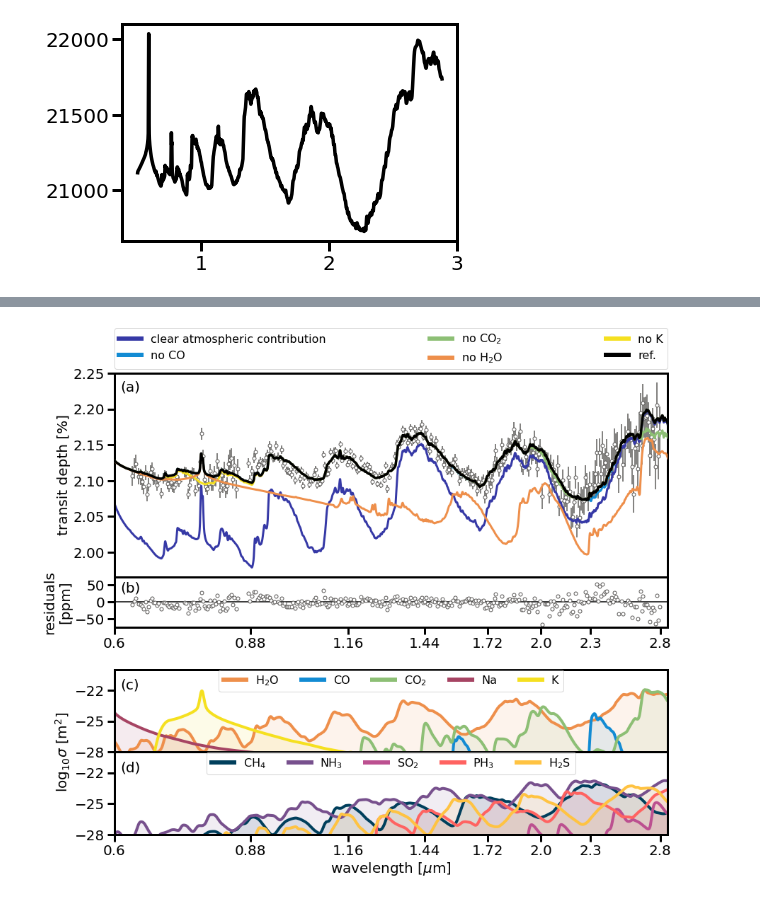
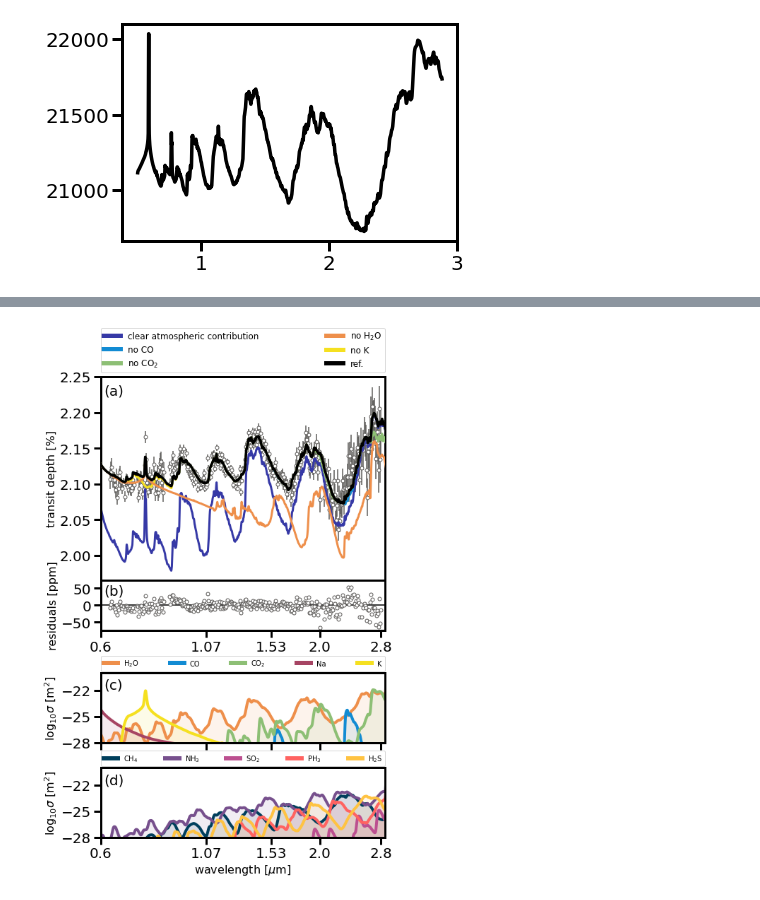
Before and after one commit to afeinstein20/wasp39b_niriss_paper, a Jupyter notebook: figure3.ipynb, the cells around one changed output, grey strips where cells are left out. Drawn from its saved outputs; the diff is of its cells as text; code cells hidden in the pictures.

```diff
--- a/figure3.ipynb
+++ b/figure3.ipynb
@@ -23,7 +23,7 @@ from src.nirhiss.juliet_utils import compile_posteriors
 from src.nirhiss.utils import bin_at_resolution
 
 COLOR = 'k'
-plt.rcParams['font.size'] = 20
+plt.rcParams['font.size'] = 16
 plt.rcParams['text.color'] = COLOR
 plt.rcParams['axes.labelcolor'] = COLOR
 plt.rcParams['xtick.color'] = COLOR
@@ -106,12 +109,12 @@ best_fit.write('/Users/belugawhale/Desktop/wasp39b_niriss_bestfitmodel.txt', for
 # %%
 cutends = 15
 
-fig = plt.figure(figsize=(14,12))
+fig = plt.figure(figsize=(7.20472,12))
 fig.set_facecolor('w')
 
 gs0 = gridspec.GridSpec(2, 1, figure=fig, height_ratios=[2,1.3])
 
-gs01 = gridspec.GridSpecFromSubplotSpec(2,1, subplot_spec=gs0[1], hspace=0)
+gs01 = gridspec.GridSpecFromSubplotSpec(2,1, subplot_spec=gs0[1], hspace=0.35)
 gs00 = gridspec.GridSpecFromSubplotSpec(2,1, subplot_spec=gs0[0], hspace=0,
                                         height_ratios=[2,0.5])
 
@@ -224,54 +227,58 @@ ax4.set_ylim(-75,75)
 
 
 leg = ax1.legend(bbox_to_anchor=(0., 1.02, 1., .102), loc=3,
-                 ncol=3, mode="expand", borderaxespad=0.,
-                 fontsize=16)
+                 ncol=2, mode="expand", borderaxespad=0.,
+                 fontsize=12)
 for legobj in leg.legendHandles:
     legobj.set_linewidth(6.0)
 
 for a in [ax2, ax3]:
-    leg = a.legend(ncol=5, borderaxespad=0.0,
-                   fontsize=16, loc="upper center")
+    leg = a.legend(ncol=5, borderaxespad=0.0, loc=3,
+                   fontsize=10, bbox_to_anchor=(0., 1.02, 1., .102),
+                   mode='expand')
     for legobj in leg.legendHandles:
         legobj.set_linewidth(6.0)
 
-for a in [ax1, ax3, ax4]:
+for a in [ax1, ax3, ax4, ax2]:
     a.set_xlim(0.6,2.86)
     a.set_xscale('log')
-    xticks = np.append(np.linspace(0.6,2,6), np.linspace(2.3,2.8,2))
+    xticks = np.append(np.linspace(0.6,2,4), 2.8)#np.linspace(2.3,2.8,2))
     xticks = np.round(xticks,2)
     a.set_xticks(xticks)
     a.set_xticklabels(np.round(xticks,2))
+    a.minorticks_off()
 
-for a in [ax1, ax2]:
+for a in [ax1]:
     a.set_xlim(0.6,2.86)
     a.set_xscale('log')
     a.set_xticks([0.6])
     a.set_xticklabels([''])
+ax2.set_xticklabels('')
 
-ax3.set_xlabel('wavelength [$\mu$m]')
-ax1.set_ylabel('transit depth [%]')
-ax4.set_ylabel('residuals\n[ppm]')
-ax3.set_ylabel(r'log$_{10}\sigma$ [m$^2$]', y=1)
+ax3.set_xlabel('wavelength [$\mu$m]', fontsize=16)
+ax1.set_ylabel('transit depth [%]', fontsize=16)
+ax4.set_ylabel('residuals [ppm]', fontsize=16)
+ax2.set_ylabel(r'log$_{10}\sigma$ [m$^2$]', fontsize=16)
+ax3.set_ylabel(r'log$_{10}\sigma$ [m$^2$]', fontsize=16)
 
 ax1.minorticks_off()
 ax4.minorticks_off()
 plt.minorticks_off()
 
 yticks = np.round(np.arange(0.020, 0.0230, 0.0005),4)
 ax1.set_yticks(yticks)
 labels = np.round(yticks*100,2)
 labels = [format(i, '.2f') for i in labels]
 ax1.set_yticklabels(labels)
 
 ax1.text(s='(a)', x=0.61, y=0.02225, fontsize=20)
 ax4.text(s='(b)', x=0.61, y=30, fontsize=20)
 ax2.text(s='(c)', x=0.61, y=-21.9, fontsize=20)
 ax3.text(s='(d)', x=0.61, y=-21.9, fontsize=20)
 
 plt.savefig(#'/Users/belugawhale/Desktop/contribution.png',
-            '/Users/belugawhale/Documents/niriss_real/wasp39/paper_figures/contribution.pdf',
+            '/Users/belugawhale/Documents/niriss_real/wasp39/nature_submission/contribution.pdf',
              dpi=250,
             rasterize=True, bbox_inches='tight')
 # %% [output]
-[figure, old version]
+[figure, new version]
```
Also changed, not shown: parts of 2 cells of this notebook, 3 other files.
